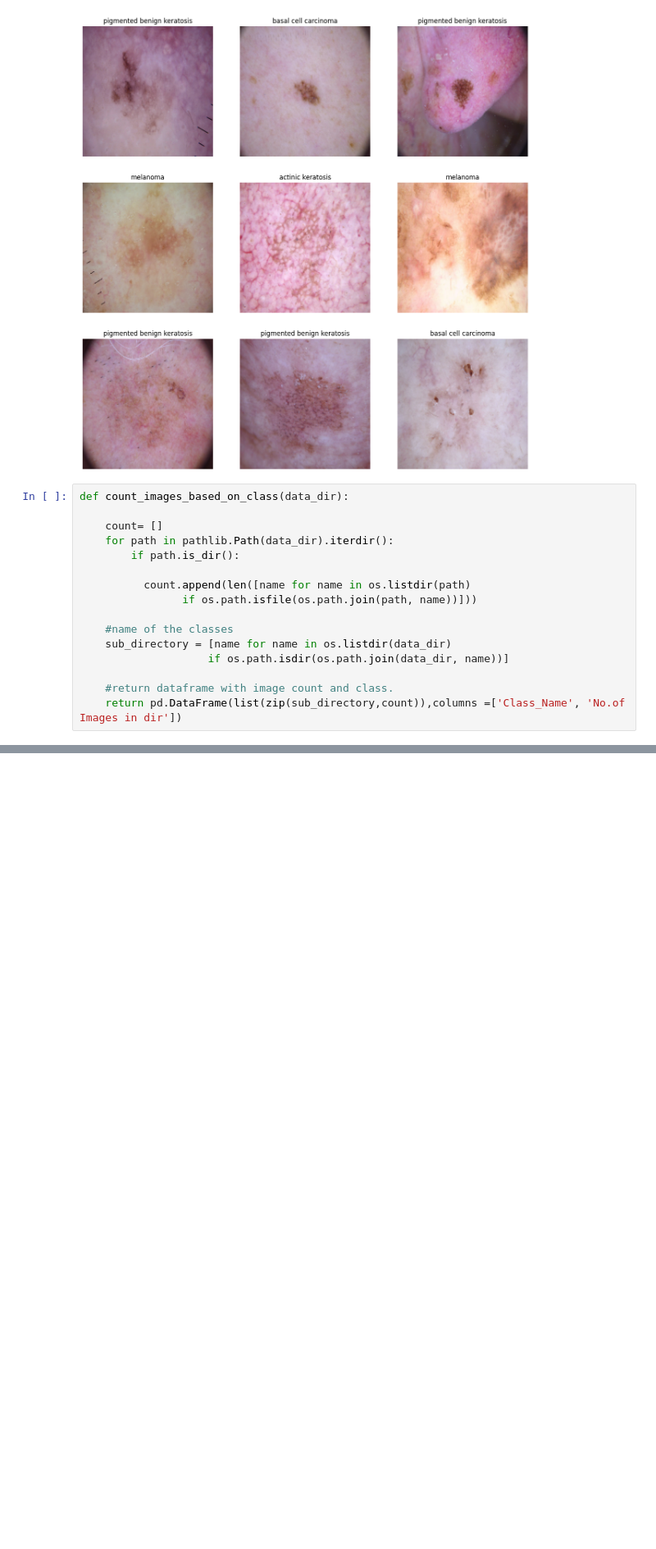
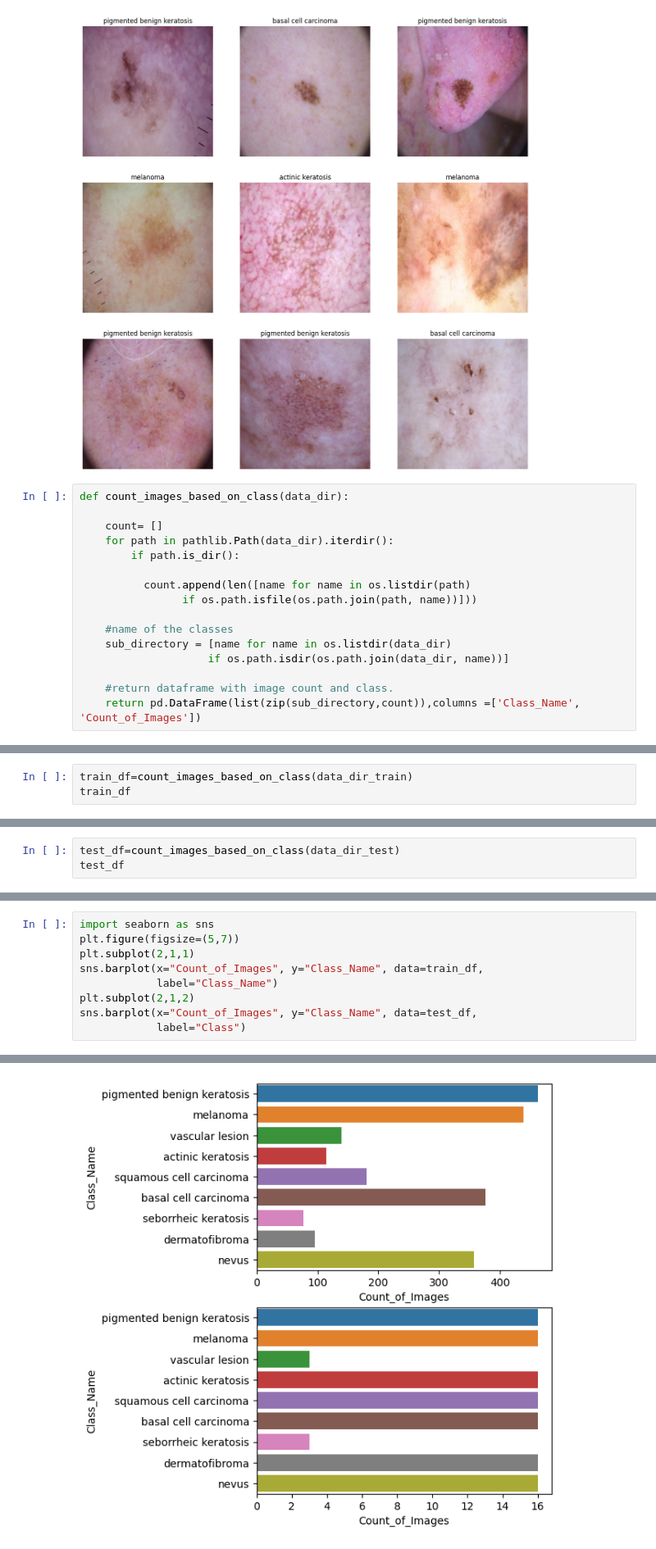
Before and after one commit to aravindvcyber/Melanoma-Detection-Assignment, a Jupyter notebook: Aravind_Vadamalaimuthu_nn.ipynb, the cells around one changed output, grey strips where cells are left out. Shown at 82% size. Drawn from its saved outputs; the diff is of its cells as text; blank space fills up the shorter version.

```diff
--- a/Aravind_Vadamalaimuthu_nn.ipynb
+++ b/Aravind_Vadamalaimuthu_nn.ipynb
@@ -121,4 +121,4 @@ def count_images_based_on_class(data_dir):
                     if os.path.isdir(os.path.join(data_dir, name))]
 
     #return dataframe with image count and class.
-    return pd.DataFrame(list(zip(sub_directory,count)),columns =['Class_Name', 'No.of Images in dir'])
+    return pd.DataFrame(list(zip(sub_directory,count)),columns =['Class_Name', 'Count_of_Images'])
@@ -150,0 +125,3 @@ count_images_based_on_class(data_dir_test)
+# %%
+train_df=count_images_based_on_class(data_dir_train)
+train_df
@@ -150,0 +139,3 @@ count_images_based_on_class(data_dir_test)
+# %%
+test_df=count_images_based_on_class(data_dir_test)
+test_df
@@ -150,0 +156,10 @@ count_images_based_on_class(data_dir_test)
+# %%
+import seaborn as sns
+plt.figure(figsize=(5,7))
+plt.subplot(2,1,1)
+sns.barplot(x="Count_of_Images", y="Class_Name", data=train_df,
+            label="Class_Name")
+plt.subplot(2,1,2)
+sns.barplot(x="Count_of_Images", y="Class_Name", data=test_df,
+            label="Class")
+# %% [output]
@@ -150,0 +167 @@ count_images_based_on_class(data_dir_test)
+[figure, added]
```
Also changed, not shown: parts of 33 cells of this notebook.
